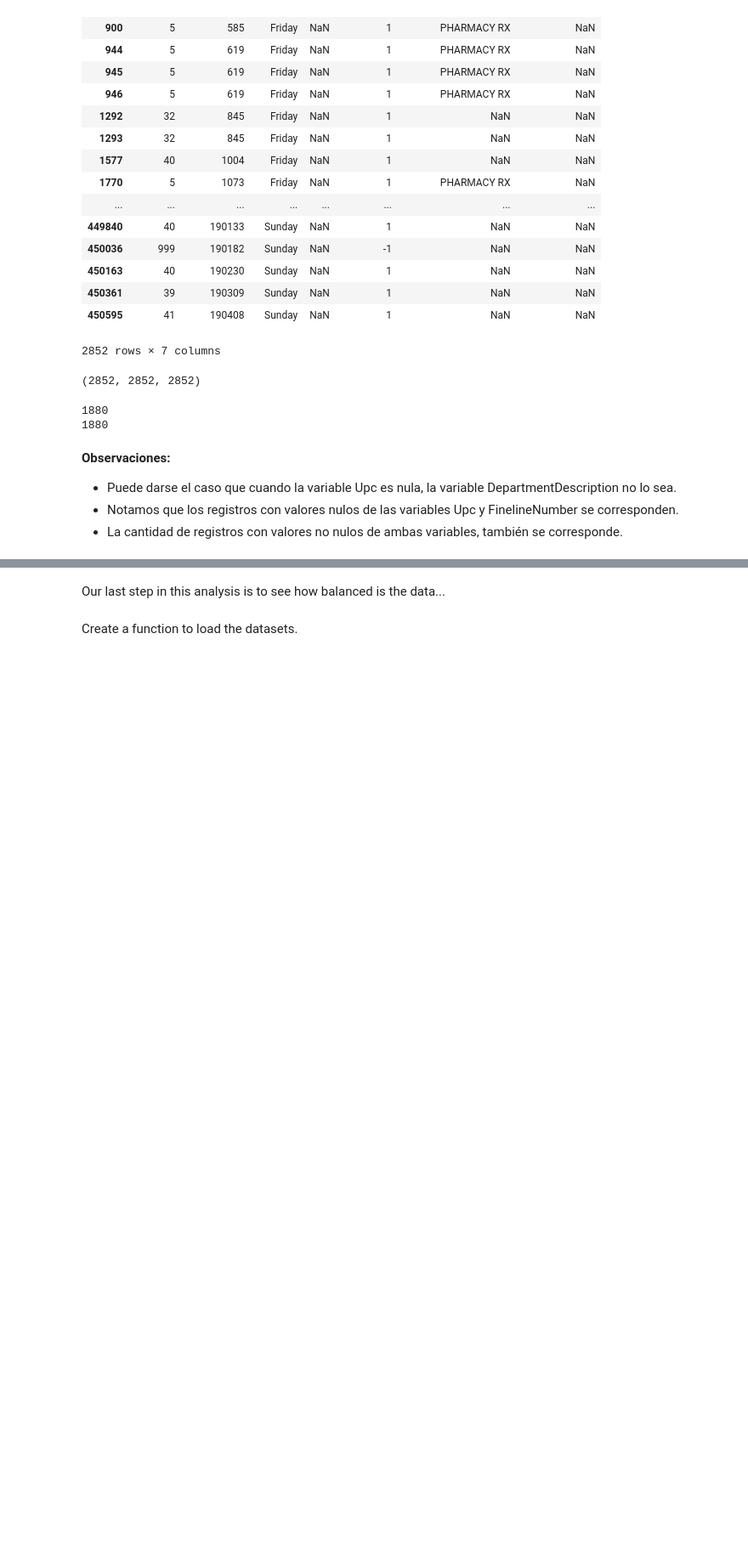
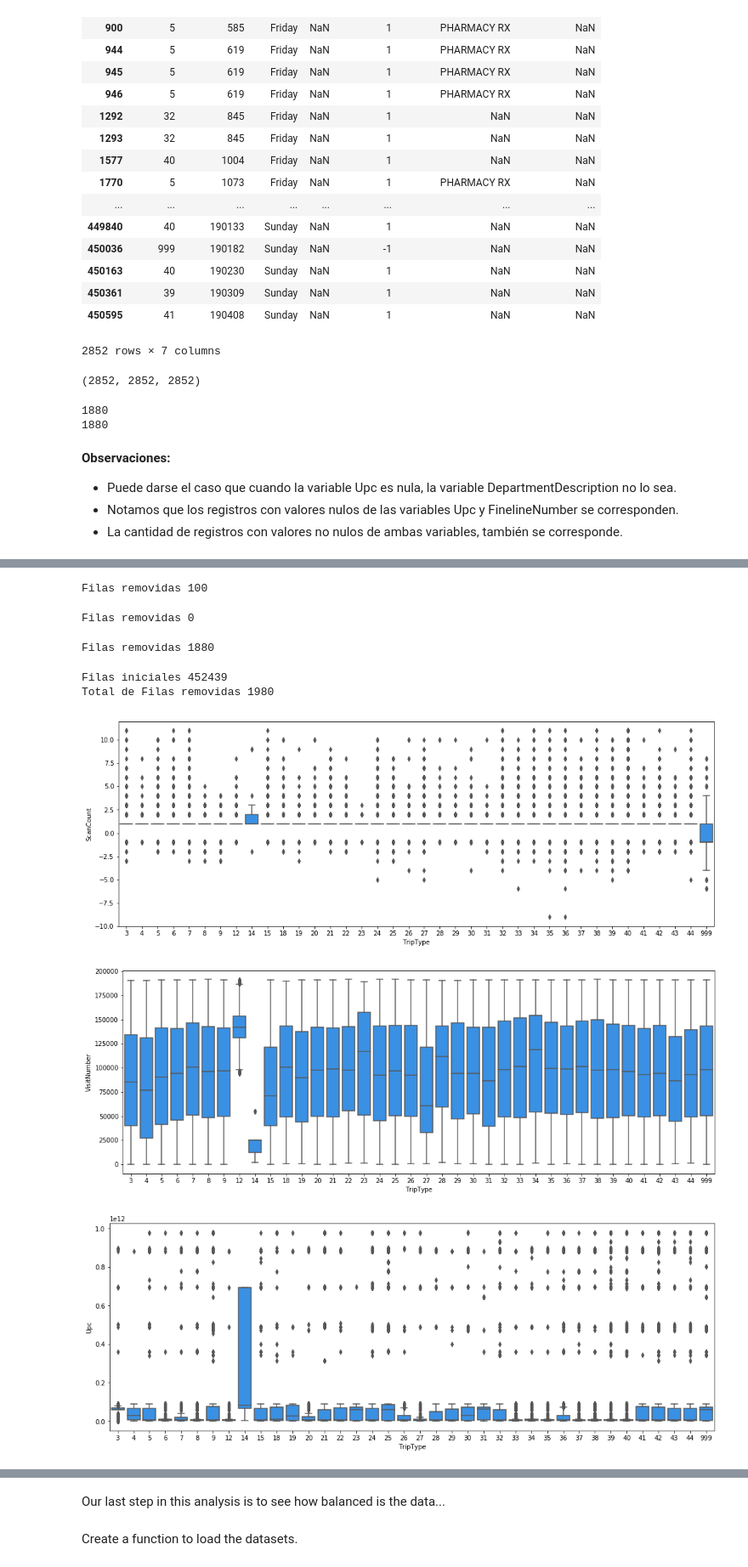
Before and after one commit to Verobornancini/AprendizajeSupervisado, a Jupyter notebook: practico/src/baseline.ipynb, the cells around one changed output, grey strips where cells are left out. Shown: that part at 85% size. Cells and saved outputs as stored; diff of their text form; code cells hidden in the pictures; blank space fills up the shorter version.

```diff
--- a/practico/src/baseline.ipynb
+++ b/practico/src/baseline.ipynb
@@ -293,12 +300,42 @@ def clean_outliers(dataset, column_name):
     return dataset[mask_var_outlier]
 # %%
-df_clean = clean_outliers(df_notna, "ScanCount")
-print("Filas removidas", len(df_notna) - len(df_clean))
+# Filtramos los outliers de la variable ScanCount
+df_clean_ScanCount = clean_outliers(df_notna, "ScanCount")
+print("Filas removidas", len(df_notna) - len(df_clean_ScanCount))
+# %% [output]
+Filas removidas 100
+# %%
+# Filtramos los outliers de la variable VisitNumber
+df_clean_VisitNumber = clean_outliers(df_clean_ScanCount, "VisitNumber")
+print("Filas removidas", len(df_clean_ScanCount) - len(df_clean_VisitNumber))
+# %% [output]
+Filas removidas 0
+# %%
+# Filtramos los outliers de la variable Upc
+df_clean_Upc = clean_outliers(df_clean_VisitNumber, "Upc")
+print("Filas removidas", len(df_clean_VisitNumber) - len(df_clean_Upc))
+# %% [output]
+Filas removidas 1880
+# %%
+# Redefiimos el nombre del dataset y calculamos el total de filas removidas
+df_clean = df_clean_Upc
+print("Filas iniciales", len(df_notna))
+print("Total de Filas removidas", len(df_notna) - len(df_clean))
+# %% [output]
+Filas iniciales 452439
+Total de Filas removidas 1980
 # %%
-plt.figure (figsize=(17,6))
-sns.boxplot(data=df_clean, color='dodgerblue', x='TripType', y=feature)
-plt.ylabel('ScanCount')
-plt.xlabel('TripType')
-sns.despine()
-plt.show()
+# 4) Graficamos los boxplot para corroborar la limpieza de los outliers
+for feature in df_outl.columns:
+
+    if feature != 'TripType':
+        plt.figure (figsize=(17,6))
+        sns.boxplot(data=df_clean, color='dodgerblue', x='TripType', y=feature)
+        plt.ylabel(feature)
+        plt.xlabel('TripType')
+        plt.show()
+# %% [output]
+[figure, added]
+[figure, added]
+[figure, added]
 # %%
```
Also changed, not shown: parts of 51 cells of this notebook.
